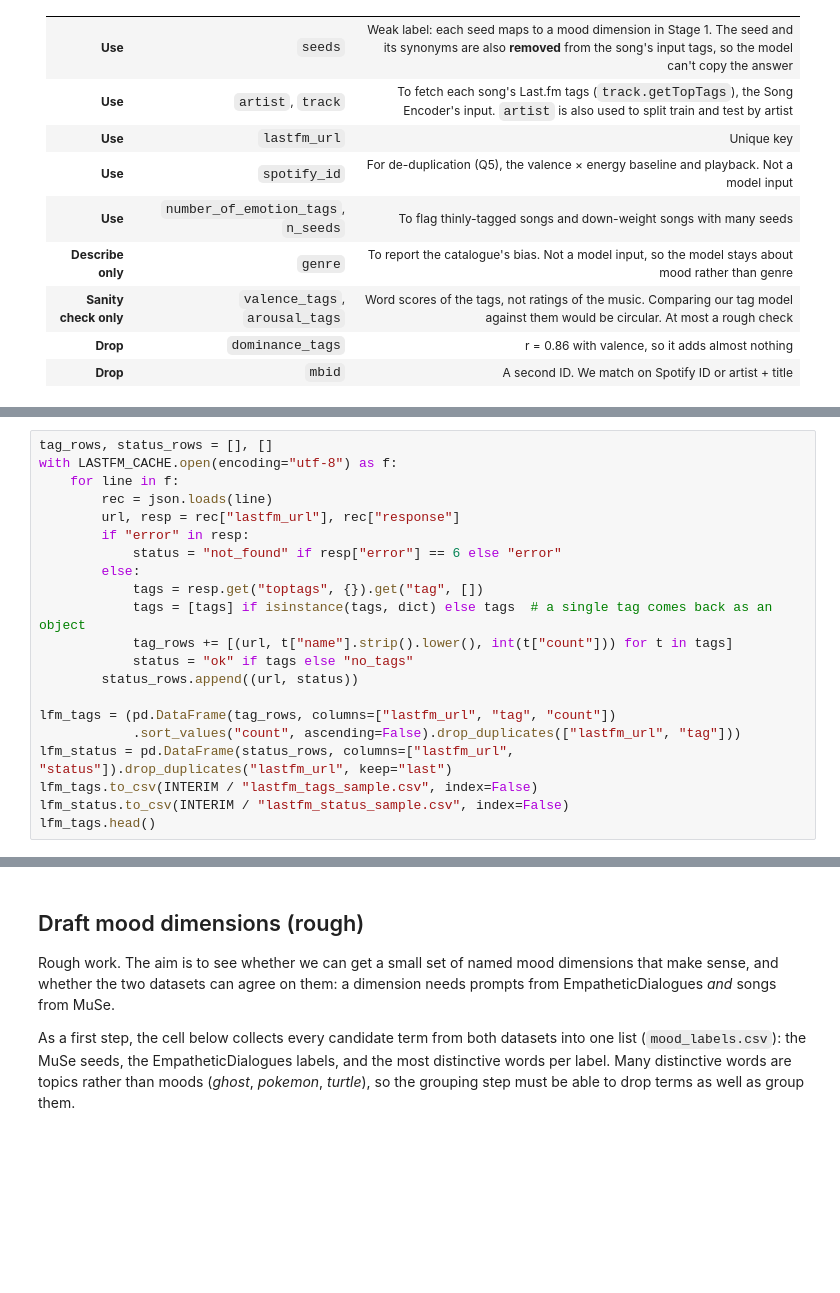
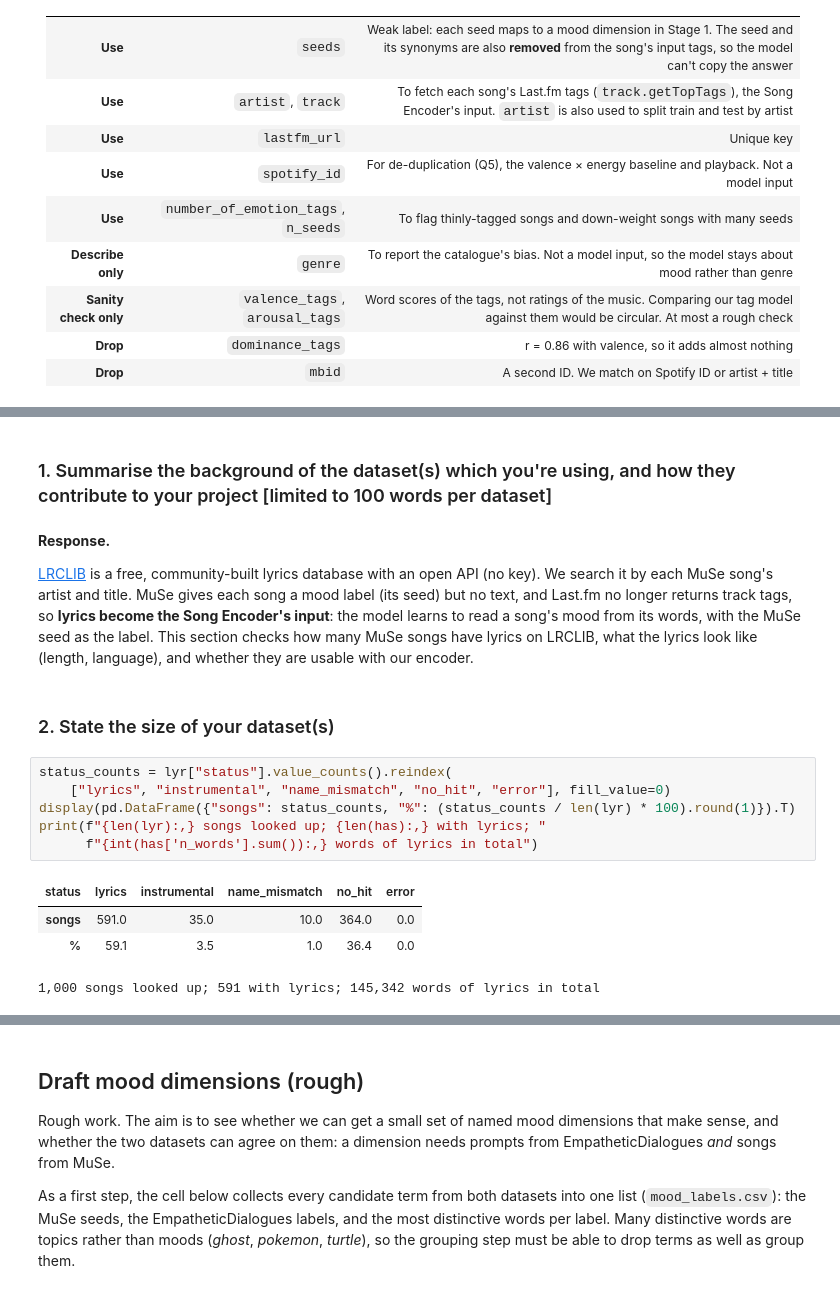
Before and after one commit to Oshawotttt/mood-playlist, a Jupyter notebook: proposal/DAP_IEDA_Template.ipynb, the cells around one changed output, grey strips where cells are left out. Drawn from its saved outputs; the diff is of its cells as text; blank space fills up the shorter version.

```diff
--- a/proposal/DAP_IEDA_Template.ipynb
+++ b/proposal/DAP_IEDA_Template.ipynb
@@ -987,21 +905,0 @@ Tag names are lower-cased and trimmed, so *Sad* and *sad* are one tag (we keep t
-# %%
-tag_rows, status_rows = [], []
-with LASTFM_CACHE.open(encoding="utf-8") as f:
-    for line in f:
-        rec = json.loads(line)
-        url, resp = rec["lastfm_url"], rec["response"]
-        if "error" in resp:
-            status = "not_found" if resp["error"] == 6 else "error"
-        else:
-            tags = resp.get("toptags", {}).get("tag", [])
-            tags = [tags] if isinstance(tags, dict) else tags  # a single tag comes back as an object
-            tag_rows += [(url, t["name"].strip().lower(), int(t["count"])) for t in tags]
-            status = "ok" if tags else "no_tags"
-        status_rows.append((url, status))
-
-lfm_tags = (pd.DataFrame(tag_rows, columns=["lastfm_url", "tag", "count"])
-            .sort_values("count", ascending=False).drop_duplicates(["lastfm_url", "tag"]))
-lfm_status = pd.DataFrame(status_rows, columns=["lastfm_url", "status"]).drop_duplicates("lastfm_url", keep="last")
-lfm_tags.to_csv(INTERIM / "lastfm_tags_sample.csv", index=False)
-lfm_status.to_csv(INTERIM / "lastfm_status_sample.csv", index=False)
-lfm_tags.head()
@@ -1073,0 +1072,19 @@ plt.show()
+# %% [markdown]
+### 1. Summarise the background of the dataset(s) which you're using, and how they contribute to your project [limited to 100 words per dataset]
+# %% [markdown]
+**Response.**
+
+[LRCLIB](https://lrclib.net) is a free, community-built lyrics database with an open API (no key). We search it by each MuSe song's artist and title. MuSe gives each song a mood label (its seed) but no text, and Last.fm no longer returns track tags, so **lyrics become the Song Encoder's input**: the model learns to read a song's mood from its words, with the MuSe seed as the label. This section checks how many MuSe songs have lyrics on LRCLIB, what the lyrics look like (length, language), and whether they are usable with our encoder.
+# %% [markdown]
+### 2. State the size of your dataset(s)
+# %%
+status_counts = lyr["status"].value_counts().reindex(
+    ["lyrics", "instrumental", "name_mismatch", "no_hit", "error"], fill_value=0)
+display(pd.DataFrame({"songs": status_counts, "%": (status_counts / len(lyr) * 100).round(1)}).T)
+print(f"{len(lyr):,} songs looked up; {len(has):,} with lyrics; "
+      f"{int(has['n_words'].sum()):,} words of lyrics in total")
+# %% [output]
+| status | lyrics | instrumental | name_mismatch | no_hit | error |
+| songs | 591.0 | 35.0 | 10.0 | 364.0 | 0.0 |
+| % | 59.1 | 3.5 | 1.0 | 36.4 | 0.0 |
+1,000 songs looked up; 591 with lyrics; 145,342 words of lyrics in total
```
Also changed, not shown: parts of 42 cells of this notebook, 3 other files.
